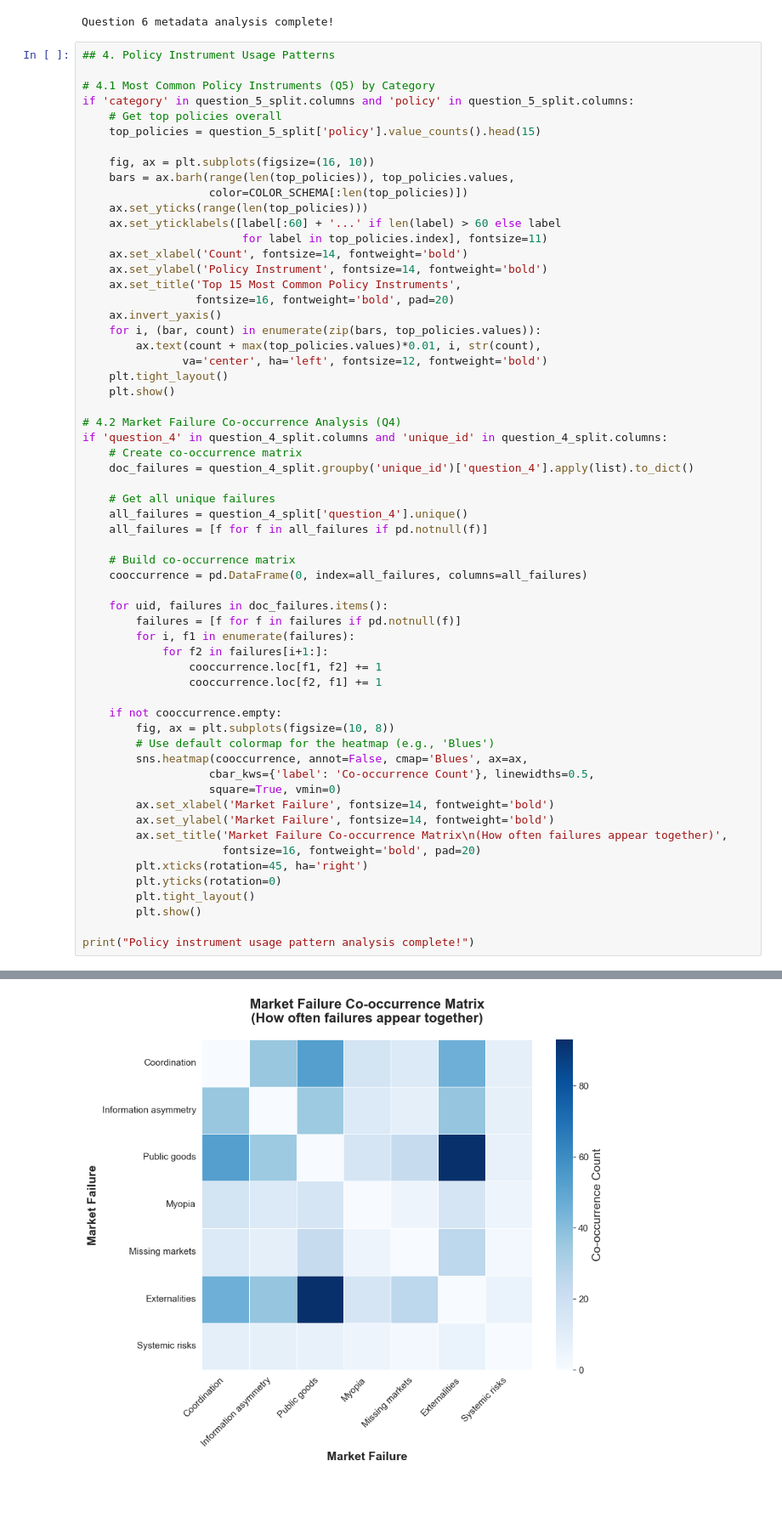
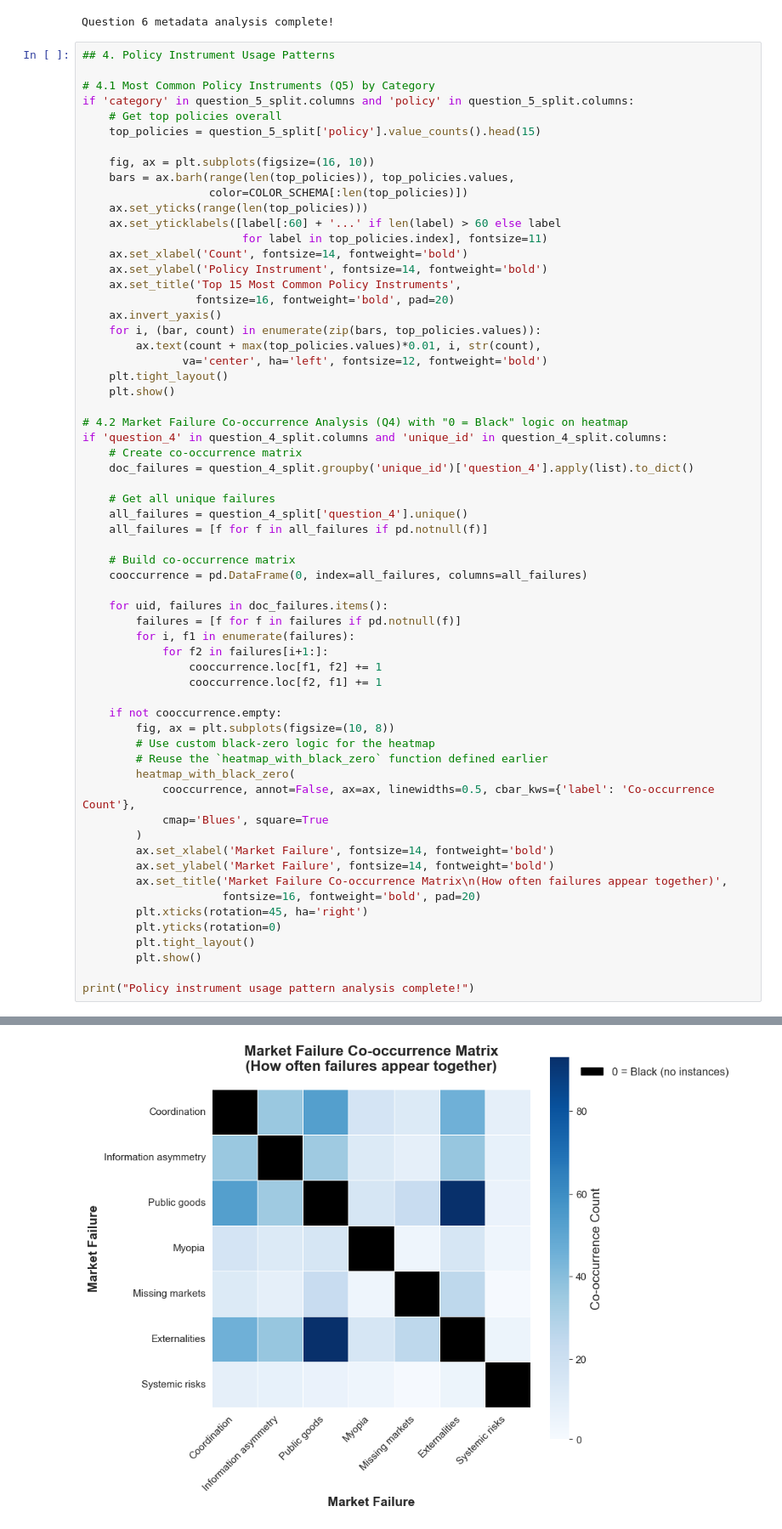
Before and after one commit to georgiaray/VectorLaw, a Jupyter notebook: phase_2/classification/visualization.ipynb, the cells around one changed output, grey strips where cells are left out. Shown at 85% size. Drawn from its saved outputs; the diff is of its cells as text; blank space fills up the shorter version.

```diff
--- a/phase_2/classification/visualization.ipynb
+++ b/phase_2/classification/visualization.ipynb
@@ -1561,42 +1589,44 @@ if 'category' in question_5_split.columns and 'policy' in question_5_split.colum
     plt.tight_layout()
     plt.show()
 
-# 4.2 Market Failure Co-occurrence Analysis (Q4)
+# 4.2 Market Failure Co-occurrence Analysis (Q4) with "0 = Black" logic on heatmap
 if 'question_4' in question_4_split.columns and 'unique_id' in question_4_split.columns:
     # Create co-occurrence matrix
     doc_failures = question_4_split.groupby('unique_id')['question_4'].apply(list).to_dict()
 
     # Get all unique failures
     all_failures = question_4_split['question_4'].unique()
     all_failures = [f for f in all_failures if pd.notnull(f)]
 
     # Build co-occurrence matrix
     cooccurrence = pd.DataFrame(0, index=all_failures, columns=all_failures)
 
     for uid, failures in doc_failures.items():
         failures = [f for f in failures if pd.notnull(f)]
         for i, f1 in enumerate(failures):
             for f2 in failures[i+1:]:
                 cooccurrence.loc[f1, f2] += 1
                 cooccurrence.loc[f2, f1] += 1
 
     if not cooccurrence.empty:
         fig, ax = plt.subplots(figsize=(10, 8))
-        # Use default colormap for the heatmap (e.g., 'Blues')
-        sns.heatmap(cooccurrence, annot=False, cmap='Blues', ax=ax,
-                   cbar_kws={'label': 'Co-occurrence Count'}, linewidths=0.5,
-                   square=True, vmin=0)
+        # Use custom black-zero logic for the heatmap
+        # Reuse the `heatmap_with_black_zero` function defined earlier
+        heatmap_with_black_zero(
+            cooccurrence, annot=False, ax=ax, linewidths=0.5, cbar_kws={'label': 'Co-occurrence Count'},
+            cmap='Blues', square=True
+        )
         ax.set_xlabel('Market Failure', fontsize=14, fontweight='bold')
         ax.set_ylabel('Market Failure', fontsize=14, fontweight='bold')
         ax.set_title('Market Failure Co-occurrence Matrix\n(How often failures appear together)',
                      fontsize=16, fontweight='bold', pad=20)
         plt.xticks(rotation=45, ha='right')
         plt.yticks(rotation=0)
         plt.tight_layout()
         plt.show()
 
 print("Policy instrument usage pattern analysis complete!")
 # %% [output]
 [figure]
-[figure, old version]
+[figure, new version]
 Policy instrument usage pattern analysis complete!
```
Also changed, not shown: parts of 1 cell of this notebook, 2 other files.
